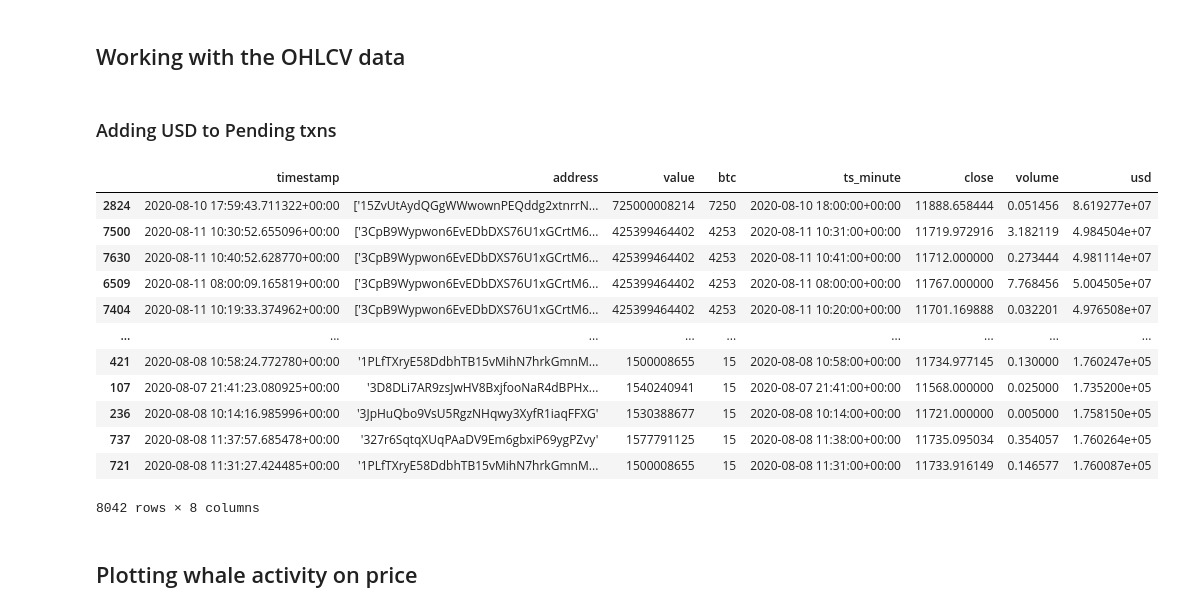
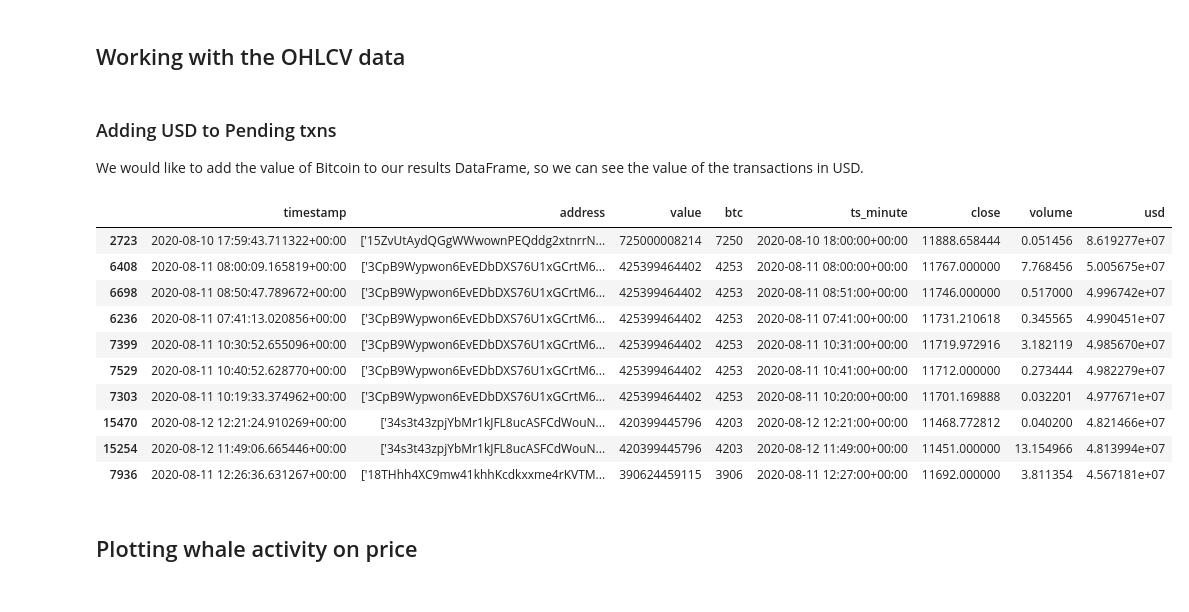
Before and after one commit to amberdata/evan-blog-posts, a Jupyter notebook: txn-mempool/notebooks/1.0-ea-analysis.ipynb, the cells around one changed output. Drawn from its saved outputs; the diff is of its cells as text; code cells hidden in the pictures.

```diff
--- a/txn-mempool/notebooks/1.0-ea-analysis.ipynb
+++ b/txn-mempool/notebooks/1.0-ea-analysis.ipynb
@@ -126,2 +131,0 @@ ohlcv = ohlcv[ohlcv.timestamp >= df.timestamp.min()]
-# %% [markdown]
-### Adding USD to Pending txns
@@ -136,18 +132,35 @@ df_merged["usd"] = df_merged.btc*df_merged.close
-# %%
-df_merged.sort_values("btc", ascending=False)
-# %% [output]
-|  | timestamp | address | value | btc | ts_minute | close | volume | usd |
-| 2824 | 2020-08-10 17:59:43.711322+00:00 | ['15ZvUtAydQGgWWwownPEQddg2xtnrrN... | 725000008214 | 7250 | 2020-08-10 18:00:00+00:00 | 11888.658444 | 0.051456 | 8.619277e+07 |
-| 7500 | 2020-08-11 10:30:52.655096+00:00 | ['3CpB9Wypwon6EvEDbDXS76U1xGCrtM6... | 425399464402 | 4253 | 2020-08-11 10:31:00+00:00 | 11719.972916 | 3.182119 | 4.984504e+07 |
-| 7630 | 2020-08-11 10:40:52.628770+00:00 | ['3CpB9Wypwon6EvEDbDXS76U1xGCrtM6... | 425399464402 | 4253 | 2020-08-11 10:41:00+00:00 | 11712.000000 | 0.273444 | 4.981114e+07 |
-| 6509 | 2020-08-11 08:00:09.165819+00:00 | ['3CpB9Wypwon6EvEDbDXS76U1xGCrtM6... | 425399464402 | 4253 | 2020-08-11 08:00:00+00:00 | 11767.000000 | 7.768456 | 5.004505e+07 |
-| 7404 | 2020-08-11 10:19:33.374962+00:00 | ['3CpB9Wypwon6EvEDbDXS76U1xGCrtM6... | 425399464402 | 4253 | 2020-08-11 10:20:00+00:00 | 11701.169888 | 0.032201 | 4.976508e+07 |
-| ... | ... | ... | ... | ... | ... | ... | ... | ... |
-| 421 | 2020-08-08 10:58:24.772780+00:00 | '1PLfTXryE58DdbhTB15vMihN7hrkGmnM... | 1500008655 | 15 | 2020-08-08 10:58:00+00:00 | 11734.977145 | 0.130000 | 1.760247e+05 |
-| 107 | 2020-08-07 21:41:23.080925+00:00 | '3D8DLi7AR9zsJwHV8BxjfooNaR4dBPHx... | 1540240941 | 15 | 2020-08-07 21:41:00+00:00 | 11568.000000 | 0.025000 | 1.735200e+05 |
-| 236 | 2020-08-08 10:14:16.985996+00:00 | '3JpHuQbo9VsU5RgzNHqwy3XyfR1iaqFFXG' | 1530388677 | 15 | 2020-08-08 10:14:00+00:00 | 11721.000000 | 0.005000 | 1.758150e+05 |
-| 737 | 2020-08-08 11:37:57.685478+00:00 | '327r6SqtqXUqPAaDV9Em6gbxiP69ygPZvy' | 1577791125 | 15 | 2020-08-08 11:38:00+00:00 | 11735.095034 | 0.354057 | 1.760264e+05 |
-| 721 | 2020-08-08 11:31:27.424485+00:00 | '1PLfTXryE58DdbhTB15vMihN7hrkGmnM... | 1500008655 | 15 | 2020-08-08 11:31:00+00:00 | 11733.916149 | 0.146577 | 1.760087e+05 |
-8042 rows × 8 columns
+# %% [markdown]
+### Adding USD to Pending txns
+We would like to add the value of Bitcoin to our results DataFrame, so we can see the value of the transactions in USD.
+# %%
+# add a column of timestamps rounded to the minute
+results_all["ts_minute"] = results_all.timestamp.dt.round('1min')
+
+# rename the ohlcv column for joining
+ohlcv_min = ohlcv.rename({"timestamp": "ts_minute"}, axis=1)
+
+# join the close column to the results dataframe
+df_merged = pd.merge(results_all, ohlcv_min, on = "ts_minute", how='left').dropna()
+
+# create the usd value column
+df_merged["usd"] = df_merged.value/10**8 * df_merged.close
+
+# display the result, sorted by the largest transactions
+n_txn = 10       # the number of the top transactions we want to focus on
+
+data_sorted = df_merged.sort_values("usd", ascending=False)
+data_sorted.head(n_txn)
+# %% [output]
+|  | timestamp | address | value | btc | ts_minute | close | volume | usd |
+| 2723 | 2020-08-10 17:59:43.711322+00:00 | ['15ZvUtAydQGgWWwownPEQddg2xtnrrN... | 725000008214 | 7250 | 2020-08-10 18:00:00+00:00 | 11888.658444 | 0.051456 | 8.619277e+07 |
+| 6408 | 2020-08-11 08:00:09.165819+00:00 | ['3CpB9Wypwon6EvEDbDXS76U1xGCrtM6... | 425399464402 | 4253 | 2020-08-11 08:00:00+00:00 | 11767.000000 | 7.768456 | 5.005675e+07 |
+| 6698 | 2020-08-11 08:50:47.789672+00:00 | ['3CpB9Wypwon6EvEDbDXS76U1xGCrtM6... | 425399464402 | 4253 | 2020-08-11 08:51:00+00:00 | 11746.000000 | 0.517000 | 4.996742e+07 |
+| 6236 | 2020-08-11 07:41:13.020856+00:00 | ['3CpB9Wypwon6EvEDbDXS76U1xGCrtM6... | 425399464402 | 4253 | 2020-08-11 07:41:00+00:00 | 11731.210618 | 0.345565 | 4.990451e+07 |
+| 7399 | 2020-08-11 10:30:52.655096+00:00 | ['3CpB9Wypwon6EvEDbDXS76U1xGCrtM6... | 425399464402 | 4253 | 2020-08-11 10:31:00+00:00 | 11719.972916 | 3.182119 | 4.985670e+07 |
+| 7529 | 2020-08-11 10:40:52.628770+00:00 | ['3CpB9Wypwon6EvEDbDXS76U1xGCrtM6... | 425399464402 | 4253 | 2020-08-11 10:41:00+00:00 | 11712.000000 | 0.273444 | 4.982279e+07 |
+| 7303 | 2020-08-11 10:19:33.374962+00:00 | ['3CpB9Wypwon6EvEDbDXS76U1xGCrtM6... | 425399464402 | 4253 | 2020-08-11 10:20:00+00:00 | 11701.169888 | 0.032201 | 4.977671e+07 |
+| 15470 | 2020-08-12 12:21:24.910269+00:00 | ['34s3t43zpjYbMr1kJFL8ucASFCdWouN... | 420399445796 | 4203 | 2020-08-12 12:21:00+00:00 | 11468.772812 | 0.040200 | 4.821466e+07 |
+| 15254 | 2020-08-12 11:49:06.665446+00:00 | ['34s3t43zpjYbMr1kJFL8ucASFCdWouN... | 420399445796 | 4203 | 2020-08-12 11:49:00+00:00 | 11451.000000 | 13.154966 | 4.813994e+07 |
+| 7936 | 2020-08-11 12:26:36.631267+00:00 | ['18THhh4XC9mw41khhKcdkxxme4rKVTM... | 390624459115 | 3906 | 2020-08-11 12:27:00+00:00 | 11692.000000 | 3.811354 | 4.567181e+07 |
 # %% [markdown]
 ## Plotting whale activity on price
```
Also changed, not shown: parts of 18 cells of this notebook.
